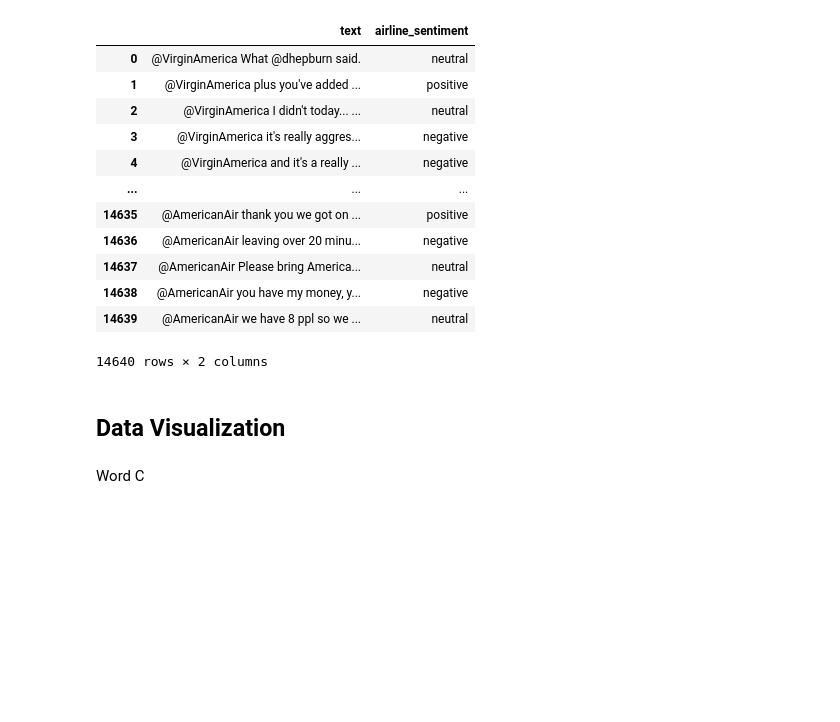
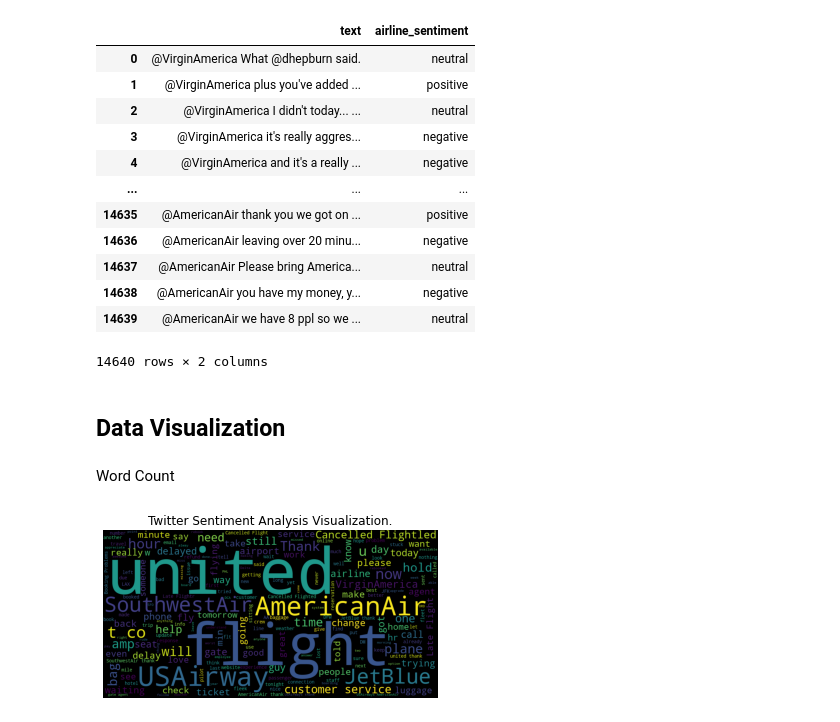
Before and after one commit to MaxZx3000/Sentiment-Analysis, a Jupyter notebook: sentiment-analysis.ipynb, the cells around one changed output. Saved outputs shown, nothing was run; the diff lists cells and outputs as text; code cells hidden in the pictures; blank space fills up the shorter version.

Commit message:
Added Word Count visualization.

```diff
--- a/sentiment-analysis.ipynb
+++ b/sentiment-analysis.ipynb
@@ -43,4 +45,18 @@ twitter_sentiment_analysis_required_fields_df
 # %% [markdown]
 ## Data Visualization
 # %% [markdown]
-Word C
+Word Count
+# %%
+def visualize_word_cloud(documents, title, width, height):
+    word_cloud = WordCloud(width = width, height = height, random_state = 100)
+    text_from_all_documents = " ".join(documents)
+    word_cloud.generate(text_from_all_documents)
+
+    plt.title(title)
+    plt.axis("off")
+    plt.imshow(word_cloud)
+    plt.show()
+
+visualize_word_cloud(twitter_sentiment_analysis_required_fields_df[text_field], "Twitter Sentiment Analysis Visualization.", 1000, 500)
+# %% [output]
+[figure, added]
```
Also changed, not shown: parts of 1 cell of this notebook.
